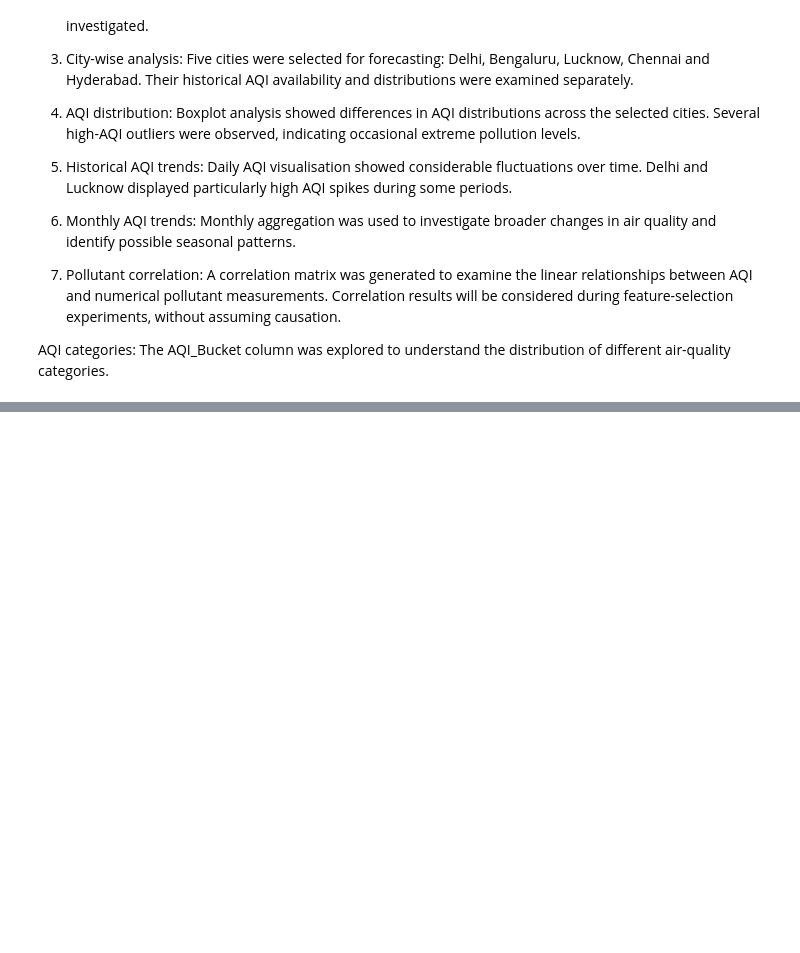
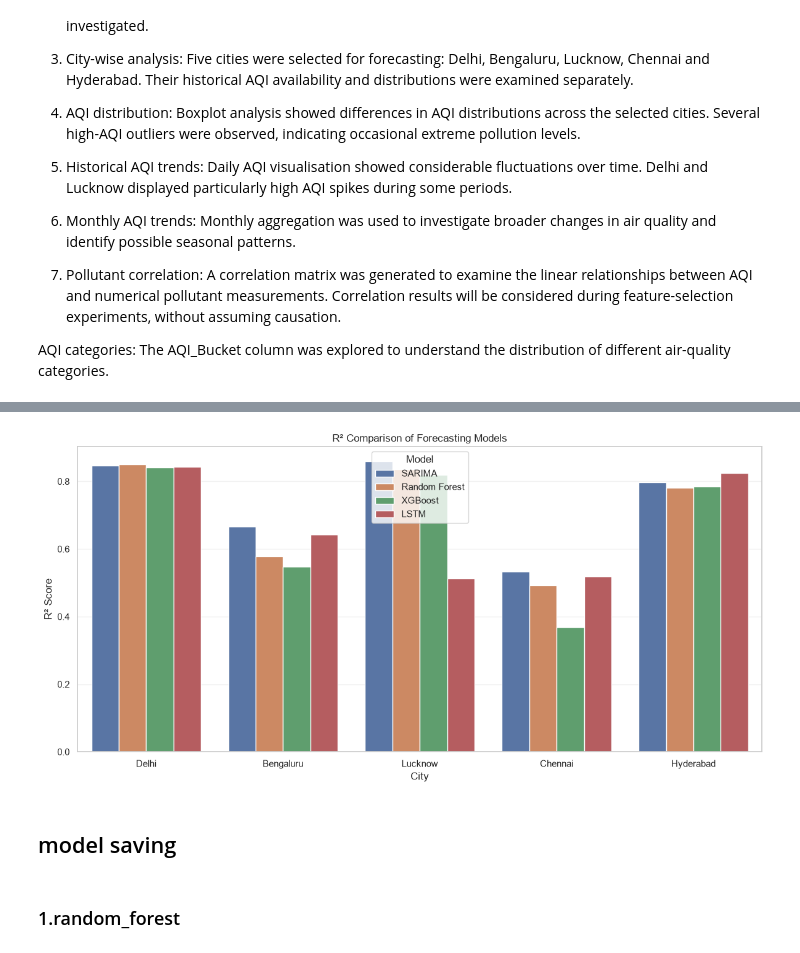
Before and after one commit to hammadhussain0811-crypto/AQI-Forecasting-System, a Jupyter notebook: notebooks/01_eda.ipynb, the cells around one changed output, grey strips where cells are left out. Saved outputs shown, nothing was run; the diff lists cells and outputs as text; code cells hidden in the pictures; blank space fills up the shorter version.

```diff
--- a/notebooks/01_eda.ipynb
+++ b/notebooks/01_eda.ipynb
@@ -509,0 +1310,25 @@ AQI categories: The AQI_Bucket column was explored to understand the distributio
+# %%
+
+plt.figure(figsize=(12, 6))
+
+sns.barplot(
+    data=all_model_results,
+    x="City",
+    y="R2",
+    hue="Model"
+)
+
+plt.title("R² Comparison of Forecasting Models")
+plt.xlabel("City")
+plt.ylabel("R² Score")
+plt.legend(title="Model")
+plt.grid(axis="y", alpha=0.3)
+plt.tight_layout()
+plt.show()
+# %% [output]
+[figure, added]
+# %% [markdown]
+## model saving
+# %% [markdown]
+
+### 1.random_forest
```
Also changed, not shown: parts of 44 cells of this notebook, 33 other files.
